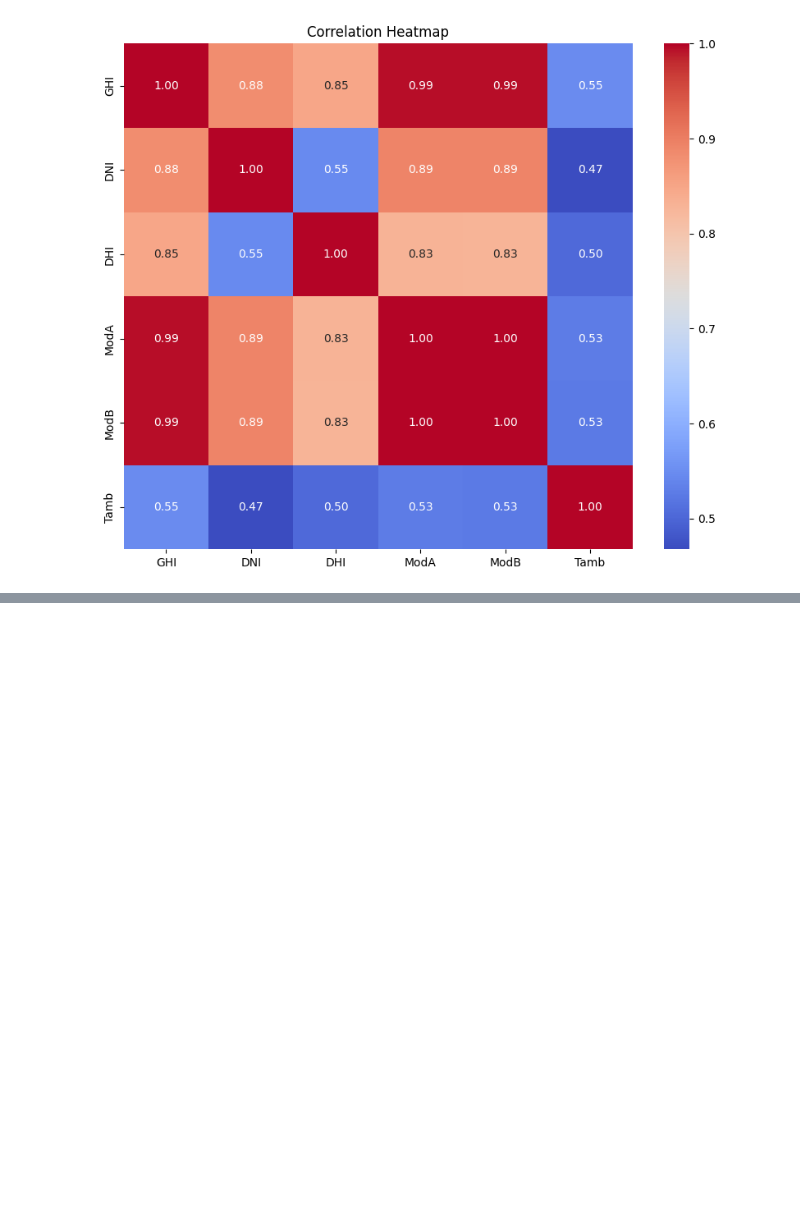
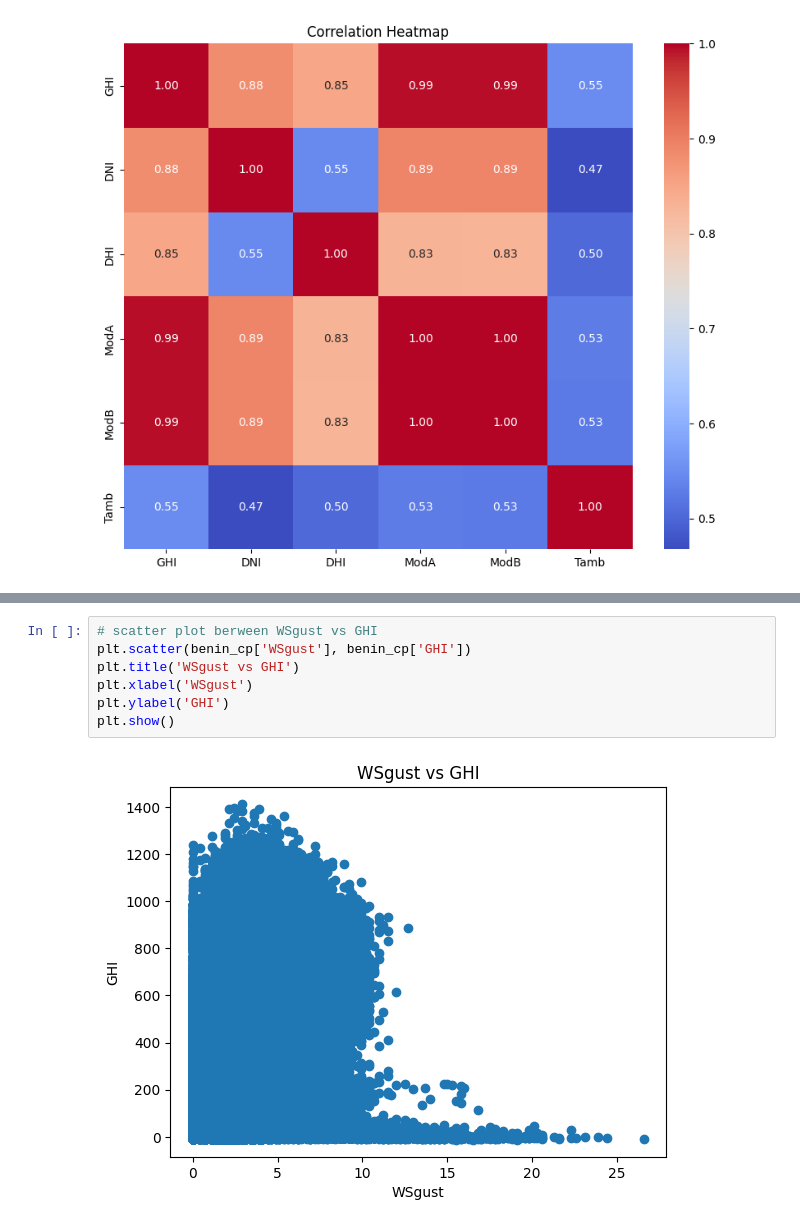
Before and after one commit to Kidist-c/solar-challenge-week1, a Jupyter notebook: notebooks/benin-eda.ipynb, the cells around one changed output, grey strips where cells are left out. Cells and saved outputs as stored; diff of their text form; blank space fills up the shorter version.

```diff
--- a/notebooks/benin-eda.ipynb
+++ b/notebooks/benin-eda.ipynb
@@ -417,0 +427,9 @@ plt.show()
+# %%
+# scatter plot berween WSgust vs GHI
+plt.scatter(benin_cp['WSgust'], benin_cp['GHI'])
+plt.title('WSgust vs GHI')
+plt.xlabel('WSgust')
+plt.ylabel('GHI')
+plt.show()
+# %% [output]
+[figure, added]
```
Also changed, not shown: parts of 2 cells of this notebook.
